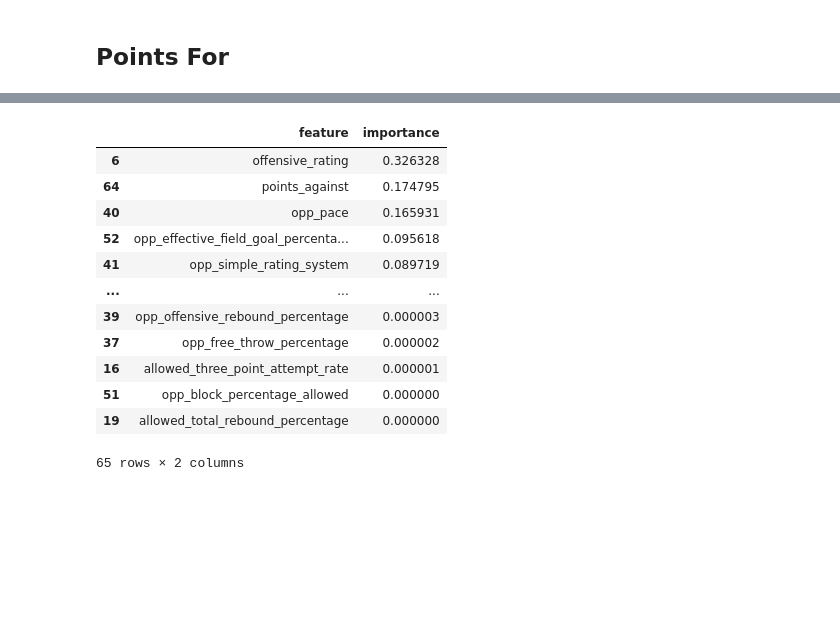
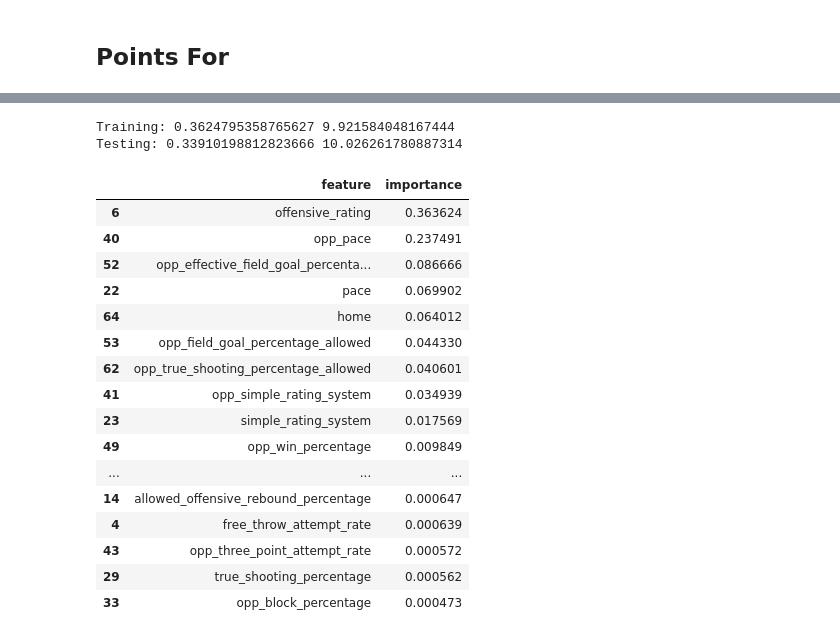
Before and after one commit to fmathews11/College_basketball, a Jupyter notebook: bball_ml_v2.ipynb, the cells around one changed output, grey strips where cells are left out. Cells and saved outputs as stored; diff of their text form; code cells hidden in the pictures; blank space fills up the shorter version.

```diff
--- a/bball_ml_v2.ipynb
+++ b/bball_ml_v2.ipynb
@@ -168,7 +169,7 @@ df_agg
 358 rows × 84 columns
 # %%
 team_1 = 'Purdue'
-team_2 = 'Louisville'
+team_2 = 'Duke'
 home_team = team_1
 away_team = team_2
 if team_1 in df_agg.name.unique().tolist():
@@ -247,28 +248,35 @@ X_train.sample(5)
 # %%
-pf_reg = RandomForestRegressor(n_jobs = -1, max_depth= 6,n_estimators = 200)
+pf_reg = RandomForestRegressor(n_jobs = -1,n_estimators = 200,min_samples_split=500)
 pf_reg.fit(X_train,y_train)
 print('Training:',pf_reg.score(X_train,y_train),mean_squared_error(y_train,pf_reg.predict(X_train),squared = False))
 print('Testing:',pf_reg.score(X_test,y_test),mean_squared_error(y_test,pf_reg.predict(X_test),squared = False))
+# %% [output]
+Training: 0.3624795358765627 9.921584048167444
+Testing: 0.33910198812823666 10.026261780887314
 # %%
 imp_dict = {key:[] for key in ('feature','importance')}
 for feat,imp in zip(X_train.columns,pf_reg.feature_importances_):
     imp_dict['feature'].append(feat)
     imp_dict['importance'].append(imp)
 
 imp_df = pd.DataFrame.from_dict(imp_dict)
 imp_feats = imp_df.sort_values('importance',ascending = False).head(40)['feature'].tolist()
-imp_df.sort_values('importance',ascending = False)
+imp_df.sort_values('importance',ascending = False).head(25)
 # %% [output]
 |  | feature | importance |
-| 6 | offensive_rating | 0.326328 |
-| 64 | points_against | 0.174795 |
-| 40 | opp_pace | 0.165931 |
-| 52 | opp_effective_field_goal_percenta... | 0.095618 |
-| 41 | opp_simple_rating_system | 0.089719 |
+| 6 | offensive_rating | 0.363624 |
+| 40 | opp_pace | 0.237491 |
+| 52 | opp_effective_field_goal_percenta... | 0.086666 |
+| 22 | pace | 0.069902 |
+| 64 | home | 0.064012 |
+| 53 | opp_field_goal_percentage_allowed | 0.044330 |
+| 62 | opp_true_shooting_percentage_allowed | 0.040601 |
+| 41 | opp_simple_rating_system | 0.034939 |
+| 23 | simple_rating_system | 0.017569 |
+| 49 | opp_win_percentage | 0.009849 |
 | ... | ... | ... |
-| 39 | opp_offensive_rebound_percentage | 0.000003 |
-| 37 | opp_free_throw_percentage | 0.000002 |
-| 16 | allowed_three_point_attempt_rate | 0.000001 |
-| 51 | opp_block_percentage_allowed | 0.000000 |
-| 19 | allowed_total_rebound_percentage | 0.000000 |
+| 14 | allowed_offensive_rebound_percentage | 0.000647 |
+| 4 | free_throw_attempt_rate | 0.000639 |
+| 43 | opp_three_point_attempt_rate | 0.000572 |
+| 29 | true_shooting_percentage | 0.000562 |
+| 33 | opp_block_percentage | 0.000473 |
-65 rows × 2 columns
```
Also changed, not shown: parts of 13 cells of this notebook.
